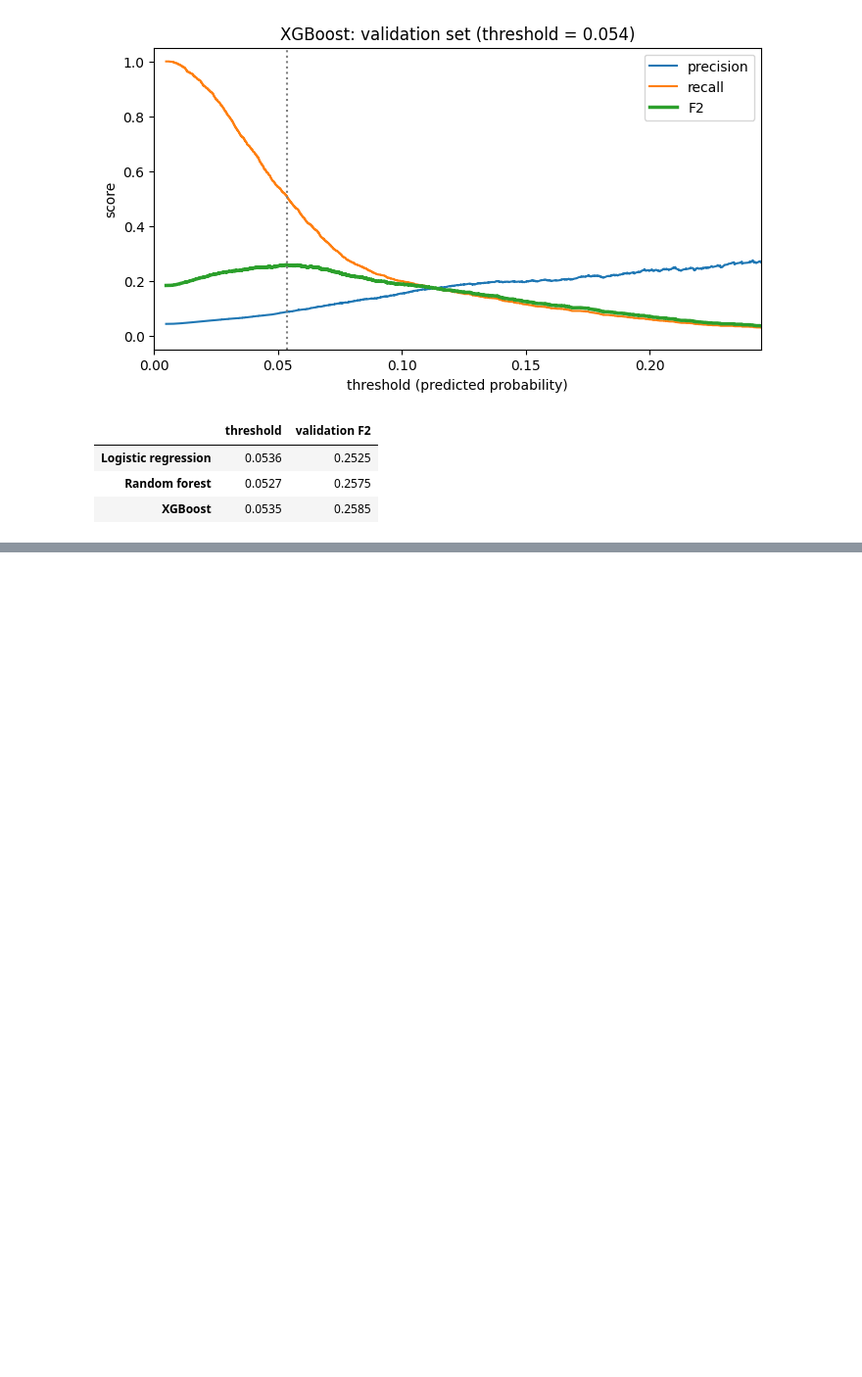
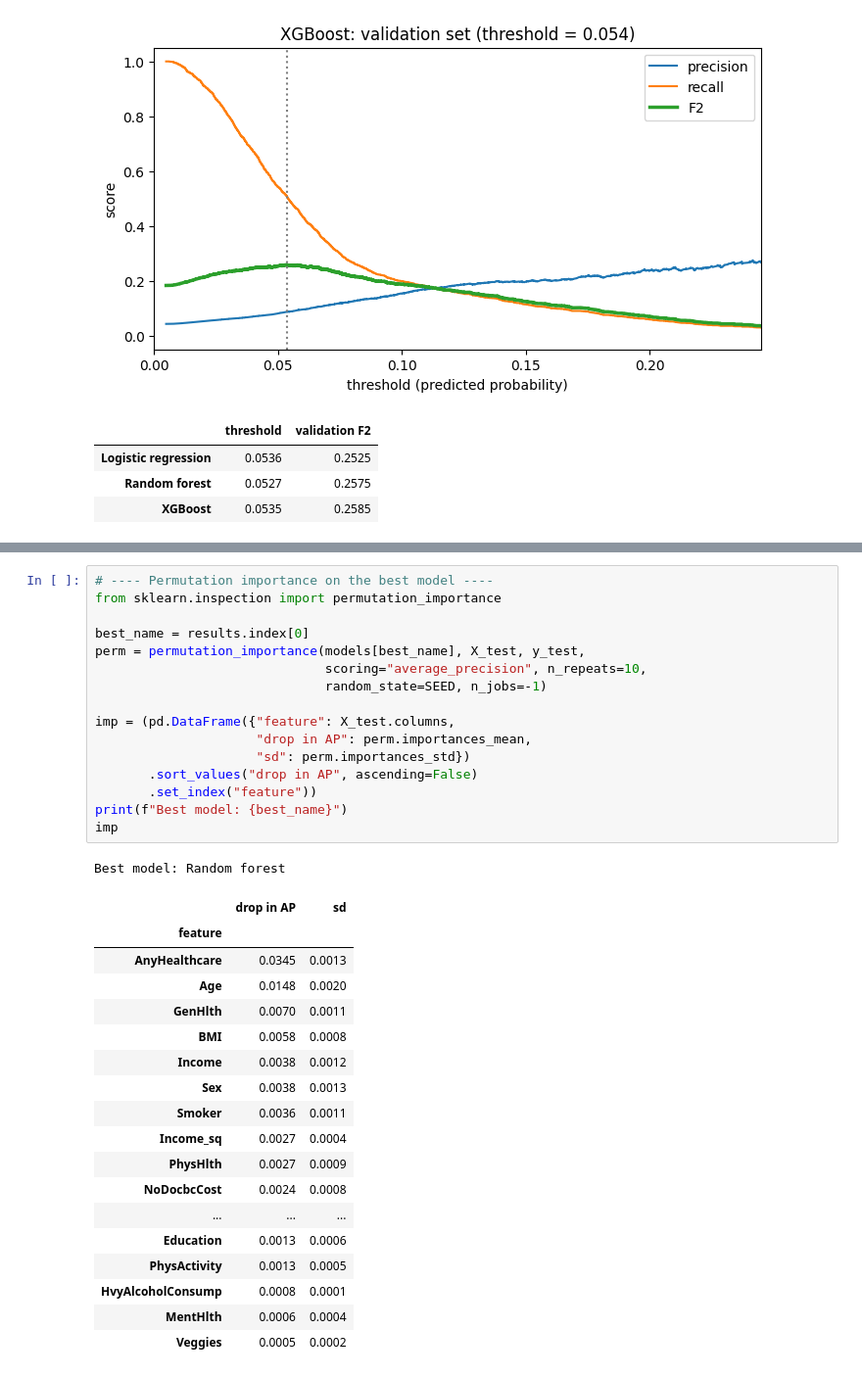
Before and after one commit to Lone-Wolfgang/brfss2015-diabetes-eda, a Jupyter notebook: Lab2/HarveyLuna.ipynb, the cells around one changed output, grey strips where cells are left out. Shown at 98% size. Saved outputs shown, nothing was run; the diff lists cells and outputs as text; blank space fills up the shorter version.

```diff
--- a/Lab2/HarveyLuna.ipynb
+++ b/Lab2/HarveyLuna.ipynb
@@ -428,0 +317,36 @@ flag, and whether someone has a usual source of care. All of them sit outside th
+# %%
+# ---- Permutation importance on the best model ----
+from sklearn.inspection import permutation_importance
+
+best_name = results.index[0]
+perm = permutation_importance(models[best_name], X_test, y_test,
+                              scoring="average_precision", n_repeats=10,
+                              random_state=SEED, n_jobs=-1)
+
+imp = (pd.DataFrame({"feature": X_test.columns,
+                     "drop in AP": perm.importances_mean,
+                     "sd": perm.importances_std})
+       .sort_values("drop in AP", ascending=False)
+       .set_index("feature"))
+print(f"Best model: {best_name}")
+imp
+# %% [output]
+Best model: Random forest
+|  | drop in AP | sd |
+| feature |  |  |
+| AnyHealthcare | 0.0345 | 0.0013 |
+| Age | 0.0148 | 0.0020 |
+| GenHlth | 0.0070 | 0.0011 |
+| BMI | 0.0058 | 0.0008 |
+| Income | 0.0038 | 0.0012 |
+| Sex | 0.0038 | 0.0013 |
+| Smoker | 0.0036 | 0.0011 |
+| Income_sq | 0.0027 | 0.0004 |
+| PhysHlth | 0.0027 | 0.0009 |
+| NoDocbcCost | 0.0024 | 0.0008 |
+| ... | ... | ... |
+| Education | 0.0013 | 0.0006 |
+| PhysActivity | 0.0013 | 0.0005 |
+| HvyAlcoholConsump | 0.0008 | 0.0001 |
+| MentHlth | 0.0006 | 0.0004 |
+| Veggies | 0.0005 | 0.0002 |
```
Also changed, not shown: parts of 35 cells of this notebook.
